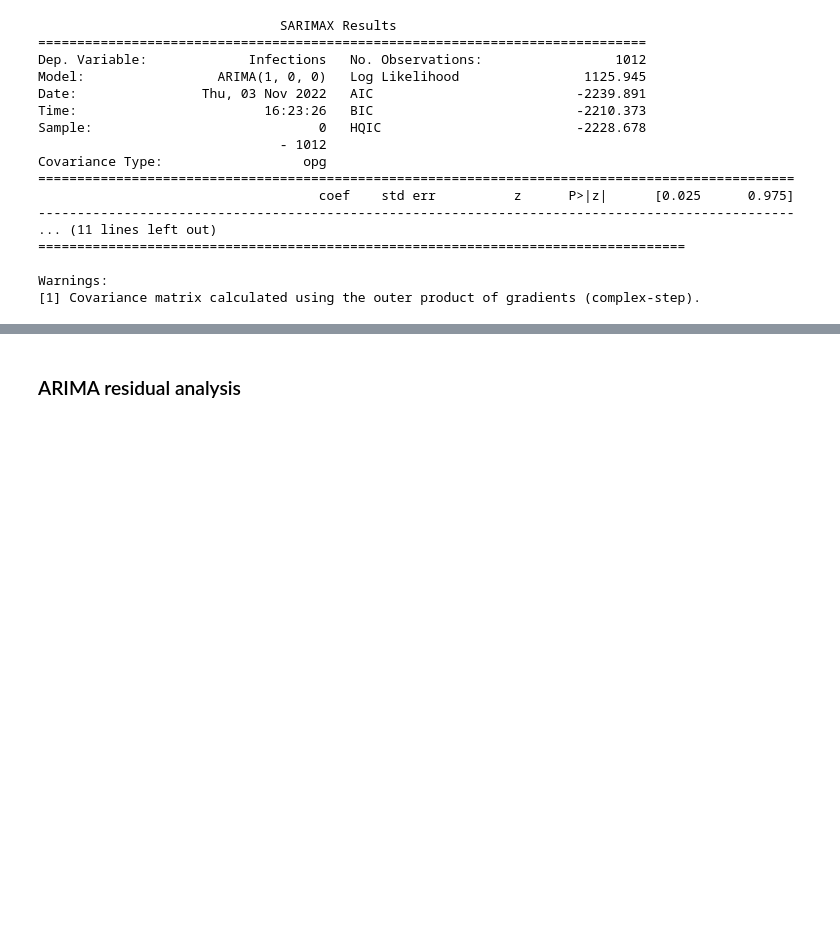
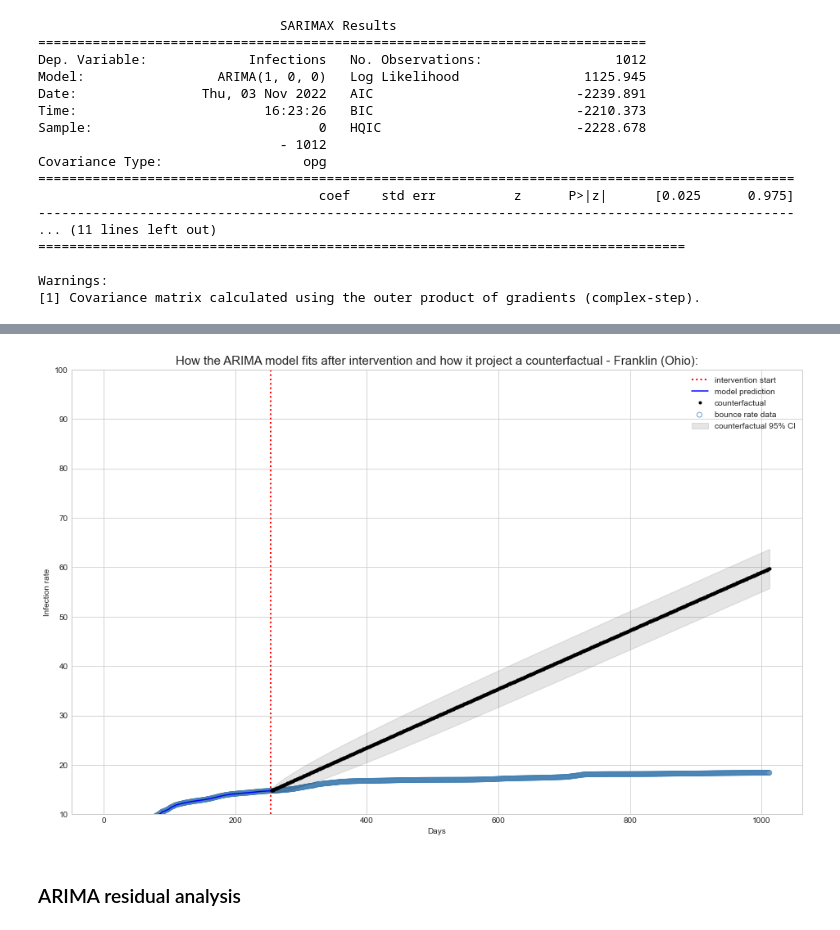
Before and after one commit to obaiddawarki/Course_Project, a Jupyter notebook: src/Common_Analysis.ipynb, the cells around one changed output, grey strips where cells are left out. Drawn from its saved outputs; the diff is of its cells as text; code cells hidden in the pictures; blank space fills up the shorter version.

```diff
--- a/src/Common_Analysis.ipynb
+++ b/src/Common_Analysis.ipynb
@@ -426,3 +381,48 @@ plt.ylabel("Infection rate");
+# %%
+from statsmodels.tsa.arima.model import ARIMA
+
+start = 254
+end = 619
+
+predictions = arima_results.get_prediction(0, end-1)
+summary = predictions.summary_frame(alpha=0.05)
+
+arima_cf = ARIMA(df_combined["Infections"][:start], df_combined["days"][:start], order=(1,0,0)).fit()
+
+# Model predictions means
+y_pred = predictions.predicted_mean
+
+# Counterfactual mean and 95% confidence interval
+y_cf = arima_cf.get_forecast(758, exog=df_combined["days"][start:]).summary_frame(alpha=0.05)
+
+# Plot section
+plt.style.use('seaborn-whitegrid')
+fig, ax = plt.subplots(figsize=(16,10))
+
+#Plot line marking intervention moment
+ax.axvline(x = 254, color = 'r', label = 'intervention start', linewidth=2,linestyle='dotted')
+
+
+
+# Plot infection rate data
+ax.scatter(df_combined["days"], df_combined["Infections"], facecolors='none', edgecolors='steelblue', label="bounce rate data", linewidths=0.75)
+
+# Plot model mean infection prediction
+
+ax.plot(df_combined["days"][:start], y_pred[:start], 'b-', label="model prediction")
+#ax.plot(df_combined["days"][start:], y_pred[start:], 'b-')
+
+# Plot counterfactual mean infection rate with 95% confidence interval
+ax.plot(df_combined["days"][start:], y_cf["mean"], 'k.', label="counterfactual")
+ax.fill_between(df_combined["days"][start:], y_cf['mean_ci_lower'], y_cf['mean_ci_upper'], color='k', alpha=0.1, label="counterfactual 95% CI");
+
+ax.legend(loc='best')
+plt.ylim([10, 100])
+plt.xlabel("Days")
+plt.title("How the ARIMA model fits after intervention and how it project a counterfactual - Franklin (Ohio):",fontsize = 15)
+plt.ylabel("Infection rate");
+# %% [output]
+[figure, added]
 # %% [markdown]
 ### ARIMA residual analysis
 # %%
```
Also changed, not shown: parts of 2 cells of this notebook, 5 other files.
